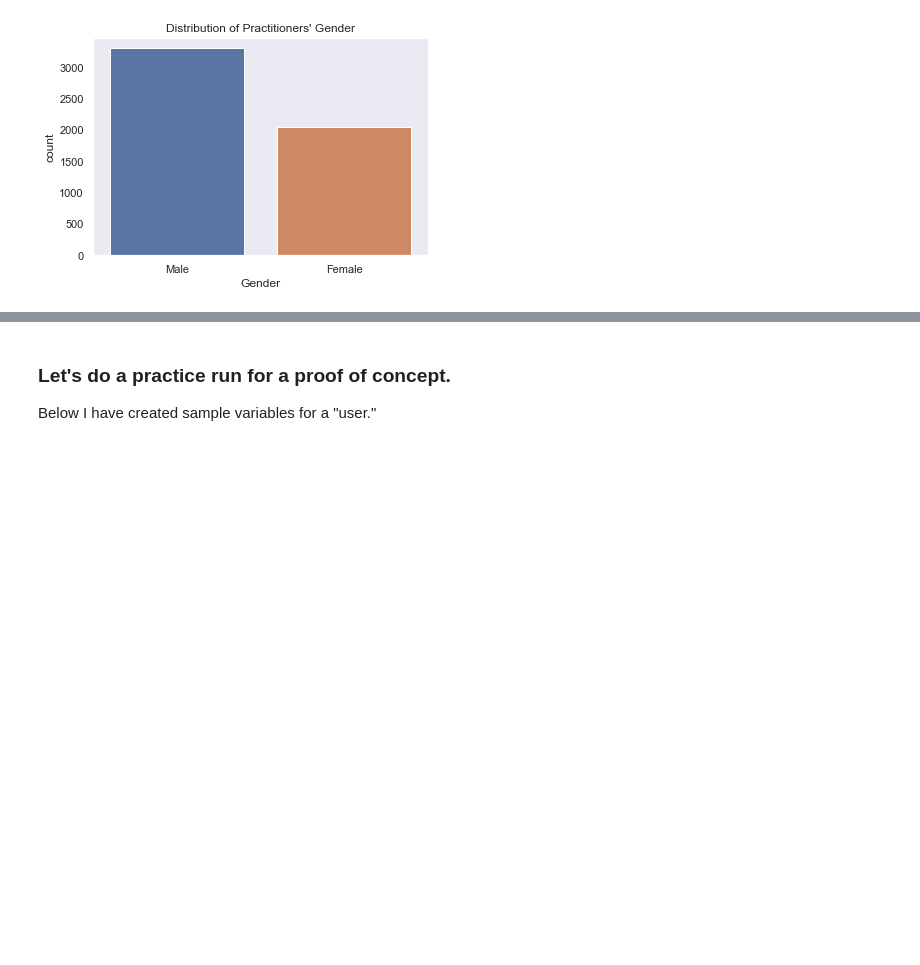
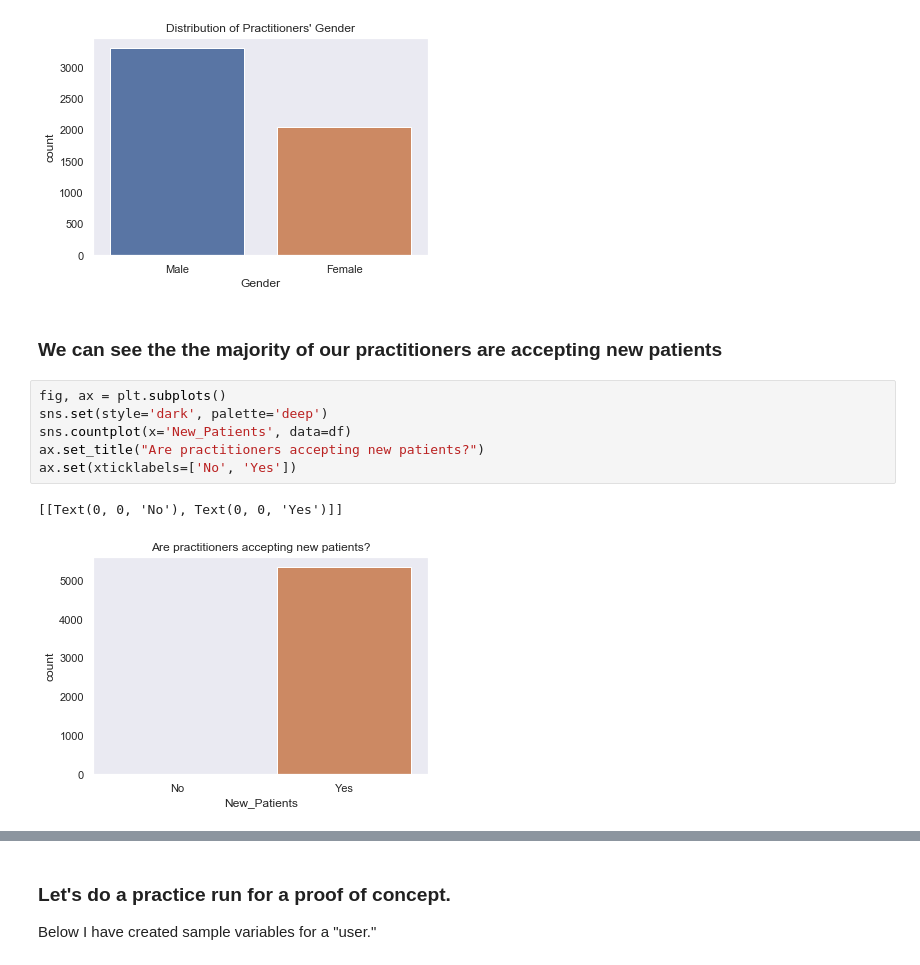
Before and after one commit to ndelrossi7/Recommind, a Jupyter notebook: Recommind_Presentation.ipynb, the cells around one changed output, grey strips where cells are left out. Drawn from its saved outputs; the diff is of its cells as text; blank space fills up the shorter version.

```diff
--- a/Recommind_Presentation.ipynb
+++ b/Recommind_Presentation.ipynb
@@ -28,3 +28,14 @@ ax.set(xticklabels=['Male', 'Female'])
 # %% [output]
 [[Text(0, 0, 'Male'), Text(0, 0, 'Female')]]
 [figure]
+# %% [markdown]
+### We can see the the majority of our practitioners are accepting new patients
+# %%
+fig, ax = plt.subplots()
+sns.set(style='dark', palette='deep')
+sns.countplot(x='New_Patients', data=df)
+ax.set_title("Are practitioners accepting new patients?")
+ax.set(xticklabels=['No', 'Yes'])
+# %% [output]
+[[Text(0, 0, 'No'), Text(0, 0, 'Yes')]]
+[figure, added]
```
Also changed, not shown: parts of 2 cells of this notebook.
